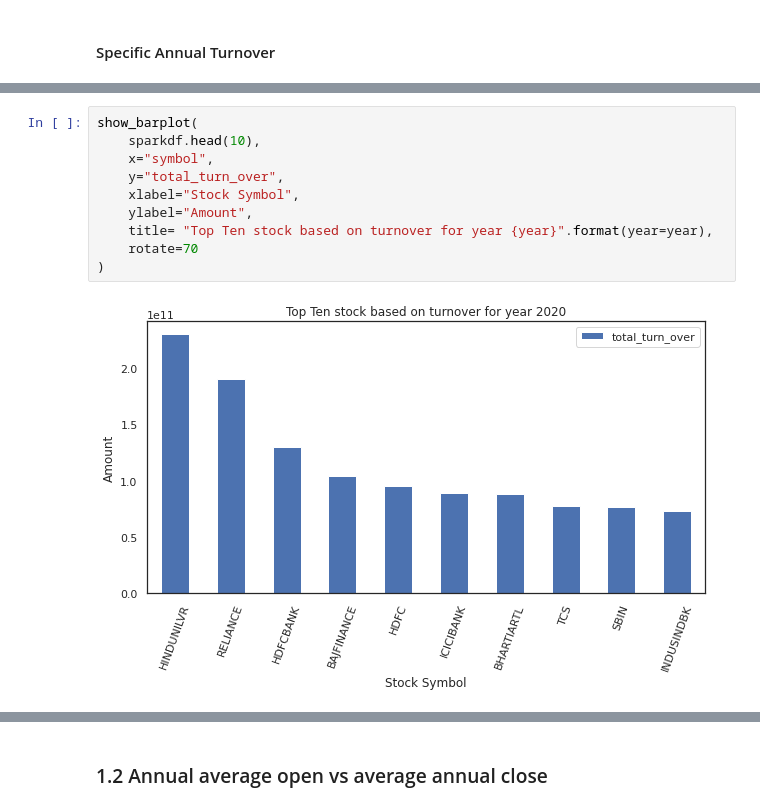
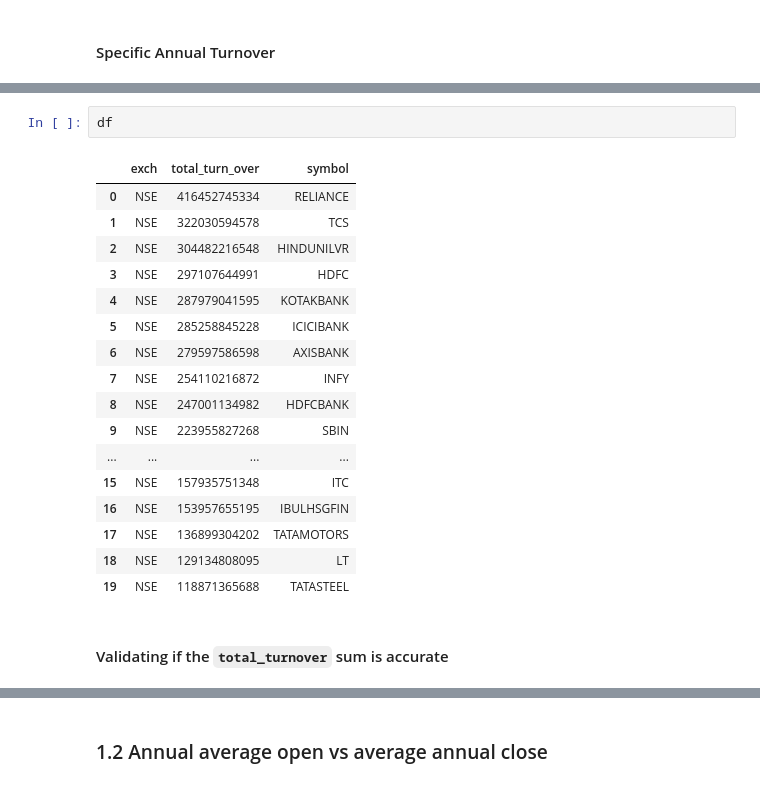
Before and after one commit to murshidazher/hadoop-project, a Jupyter notebook: scripts/ipynb-spark/stocks_notebook.ipynb, the cells around one changed output, grey strips where cells are left out. Saved outputs shown, nothing was run; the diff lists cells and outputs as text.

```diff
--- a/scripts/ipynb-spark/stocks_notebook.ipynb
+++ b/scripts/ipynb-spark/stocks_notebook.ipynb
@@ -219,12 +212,22 @@ sparkdf
-# %%
-show_barplot(
-    sparkdf.head(10),
-    x="symbol",
-    y="total_turn_over",
-    xlabel="Stock Symbol",
-    ylabel="Amount",
-    title= "Top Ten stock based on turnover for year {year}".format(year=year),
-    rotate=70
-)
-# %% [output]
-[figure, removed]
+# %%
+df
+# %% [output]
+|  | exch | total_turn_over | symbol |
+| 0 | NSE | 416452745334 | RELIANCE |
+| 1 | NSE | 322030594578 | TCS |
+| 2 | NSE | 304482216548 | HINDUNILVR |
+| 3 | NSE | 297107644991 | HDFC |
+| 4 | NSE | 287979041595 | KOTAKBANK |
+| 5 | NSE | 285258845228 | ICICIBANK |
+| 6 | NSE | 279597586598 | AXISBANK |
+| 7 | NSE | 254110216872 | INFY |
+| 8 | NSE | 247001134982 | HDFCBANK |
+| 9 | NSE | 223955827268 | SBIN |
+| ... | ... | ... | ... |
+| 15 | NSE | 157935751348 | ITC |
+| 16 | NSE | 153957655195 | IBULHSGFIN |
+| 17 | NSE | 136899304202 | TATAMOTORS |
+| 18 | NSE | 129134808095 | LT |
+| 19 | NSE | 118871365688 | TATASTEEL |
+# %% [markdown]
+#### Validating if the `total_turnover` sum is accurate
```
Also changed, not shown: parts of 33 cells of this notebook.
